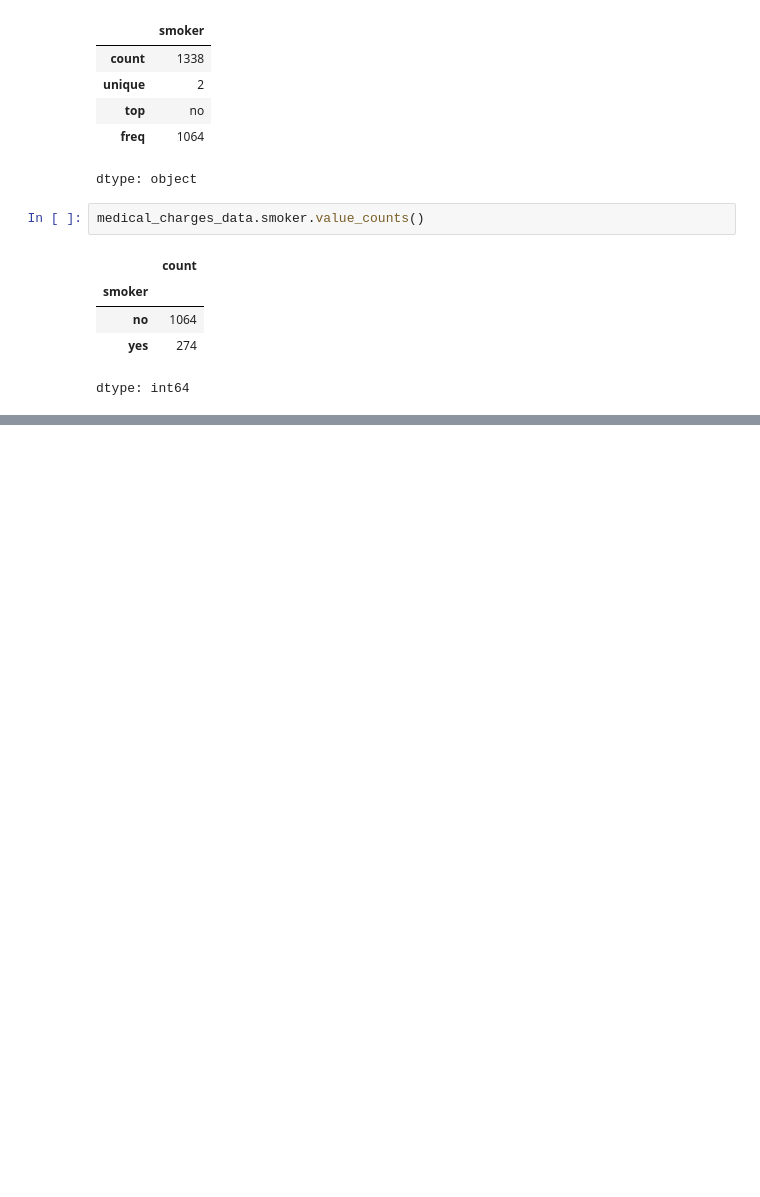
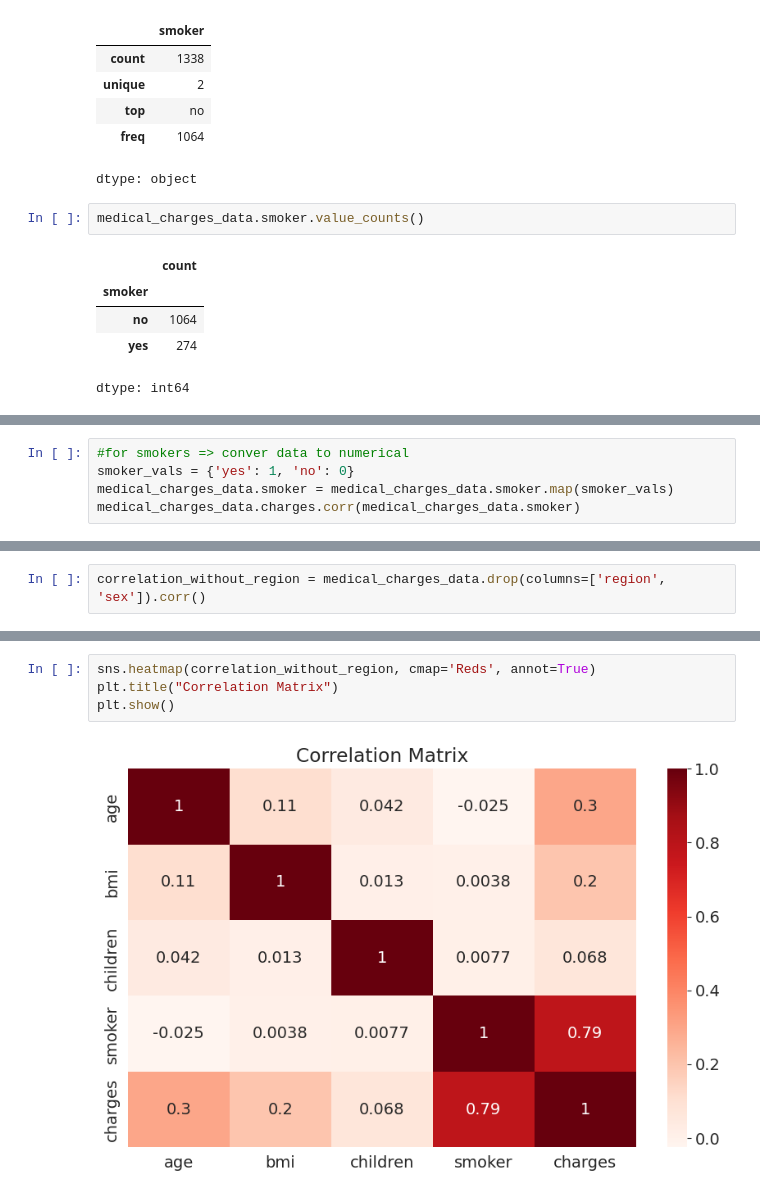
Before and after one commit to krishnasree5/health-insurance-prediction, a Jupyter notebook: HealthInsurancePrediction.ipynb, the cells around one changed output, grey strips where cells are left out. Cells and saved outputs as stored; diff of their text form; blank space fills up the shorter version.

Commit message:
Exploratory Analysis and Visualization

```diff
--- a/HealthInsurancePrediction.ipynb
+++ b/HealthInsurancePrediction.ipynb
@@ -144,0 +201,5 @@ smokerfig.show()
+# %%
+#for smokers => conver data to numerical
+smoker_vals = {'yes': 1, 'no': 0}
+medical_charges_data.smoker = medical_charges_data.smoker.map(smoker_vals)
+medical_charges_data.charges.corr(medical_charges_data.smoker)
@@ -144,0 +208,2 @@ smokerfig.show()
+# %%
+correlation_without_region = medical_charges_data.drop(columns=['region', 'sex']).corr()
@@ -144,0 +219,6 @@ smokerfig.show()
+# %%
+sns.heatmap(correlation_without_region, cmap='Reds', annot=True)
+plt.title("Correlation Matrix")
+plt.show()
+# %% [output]
+[figure, added]
```
Also changed, not shown: parts of 17 cells of this notebook.
